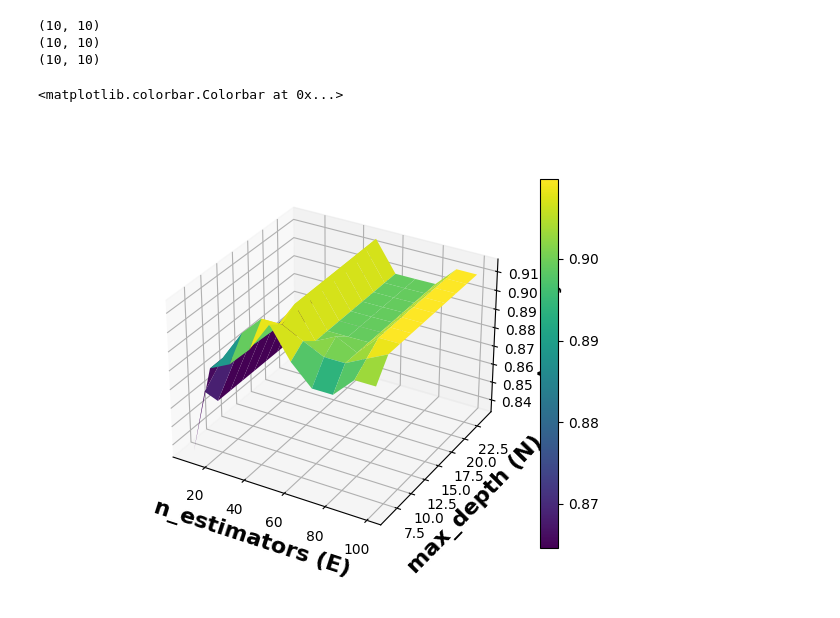
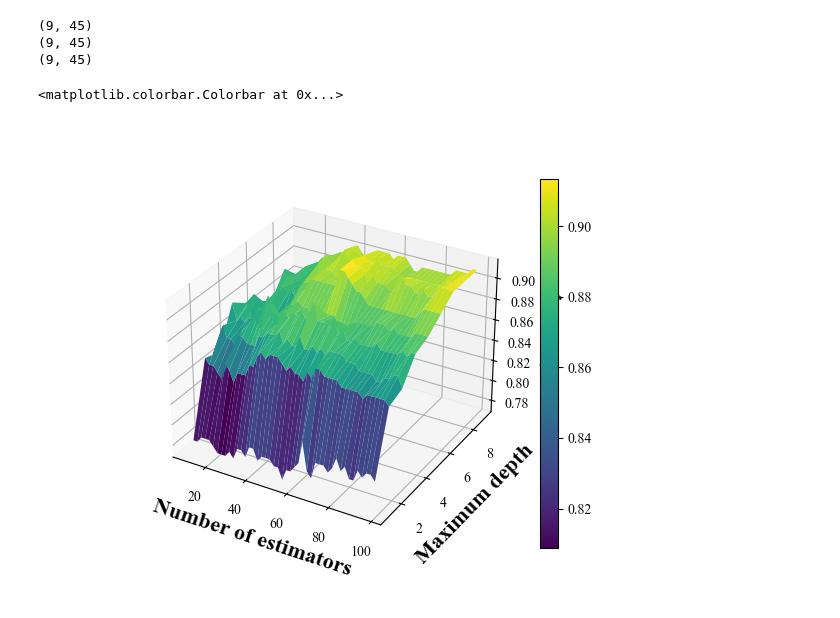
Before and after one commit to seungsura/BC_ANN, a Jupyter notebook: RF_cross-validation.ipynb, the cells around one changed output. Drawn from its saved outputs; the diff is of its cells as text; code cells hidden in the pictures.

```diff
--- a/RF_cross-validation.ipynb
+++ b/RF_cross-validation.ipynb
@@ -35,8 +35,8 @@ train_feature_scaled = scaler.transform(train_feature)
 test_feature_scaled = scaler.transform(test_feature)
 # %%
 RFC = RandomForestClassifier(random_state=0)
-n_estimators = list(range(10, 110, 10))
-max_depth = list(range(6, 26, 2))
+n_estimators = list(range(10, 100, 2))
+max_depth = list(range(1, 10, 1))
 params = { 'n_estimators' : n_estimators,
            'max_depth' : max_depth,
            }
@@ -93,22 +105,22 @@ df_pivot_mean
 # %%
 %matplotlib widget
 # forInteractive figures
 
 fig=plt.figure(5)
 ax = plt.axes(projection='3d')
-ax.set_xlabel('n_estimators (E)', fontsize=16,  fontdict=dict(weight='bold'))
-ax.set_ylabel('max_depth (N)', fontsize=16,  fontdict=dict(weight='bold'))
+ax.set_xlabel('Number of estimators', fontsize=16,  fontdict=dict(weight='bold'))
+ax.set_ylabel('Maximum depth', fontsize=16,  fontdict=dict(weight='bold'))
 ax.set_zlabel('Accuracy', fontsize=16)
 
 n_estimators, max_depth = np.meshgrid(n_estimators, max_depth)
 print(n_estimators.shape)
 print(max_depth.shape)
 print(df_pivot_mean.shape)
 graph = ax.plot_surface(n_estimators, max_depth,df_pivot_mean,cmap=cm.viridis)
 fig.colorbar(graph,ax=ax)
 # %% [output]
-(10, 10)
-(10, 10)
-(10, 10)
+(9, 45)
+(9, 45)
+(9, 45)
 <matplotlib.colorbar.Colorbar at 0x...>
-[figure, old version]
+[figure, new version]
```
Also changed, not shown: parts of 7 cells of this notebook, 5 other files.
